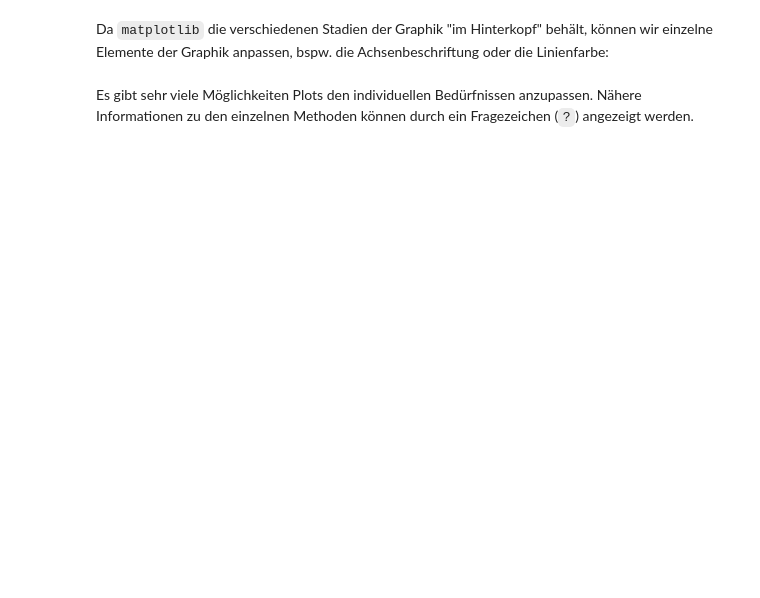
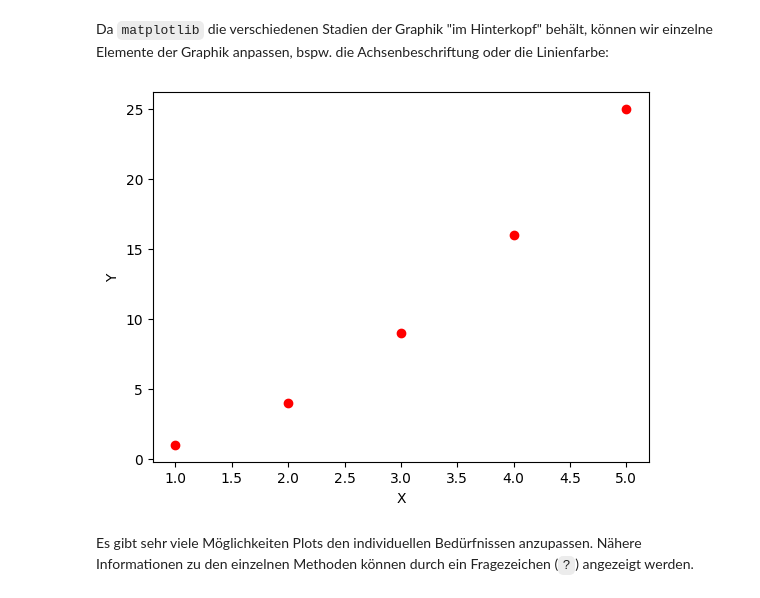
Before and after one commit to PhilReg/BAKI_WS2023, a Jupyter notebook: BA/BAKI_02_ErsterDatensatz_Lsg.ipynb, the cells around one changed output. Drawn from its saved outputs; the diff is of its cells as text; code cells hidden in the pictures; blank space fills up the shorter version.

```diff
--- a/BA/BAKI_02_ErsterDatensatz_Lsg.ipynb
+++ b/BA/BAKI_02_ErsterDatensatz_Lsg.ipynb
@@ -116,10 +274,12 @@ plt.show()
 # %% [markdown]
 Da `matplotlib` die verschiedenen Stadien der Graphik "im Hinterkopf" behält, können wir einzelne Elemente der Graphik anpassen, bspw. die Achsenbeschriftung oder die Linienfarbe:
 # %%
-plt.plot([1,2,3,4,5], [1,4,9,16,25], color='red')
+plt.scatter([1,2,3,4,5], [1,4,9,16,25], color='red')
 plt.xlabel('X')
 plt.ylabel('Y')
 plt.show()
+# %% [output]
+[figure, added]
 # %% [markdown]
 Es gibt sehr viele Möglichkeiten Plots den individuellen Bedürfnissen anzupassen. Nähere Informationen zu den einzelnen Methoden können durch ein Fragezeichen (`?`) angezeigt werden.
 # %%
```
Also changed, not shown: parts of 32 cells of this notebook, 7 other files.
